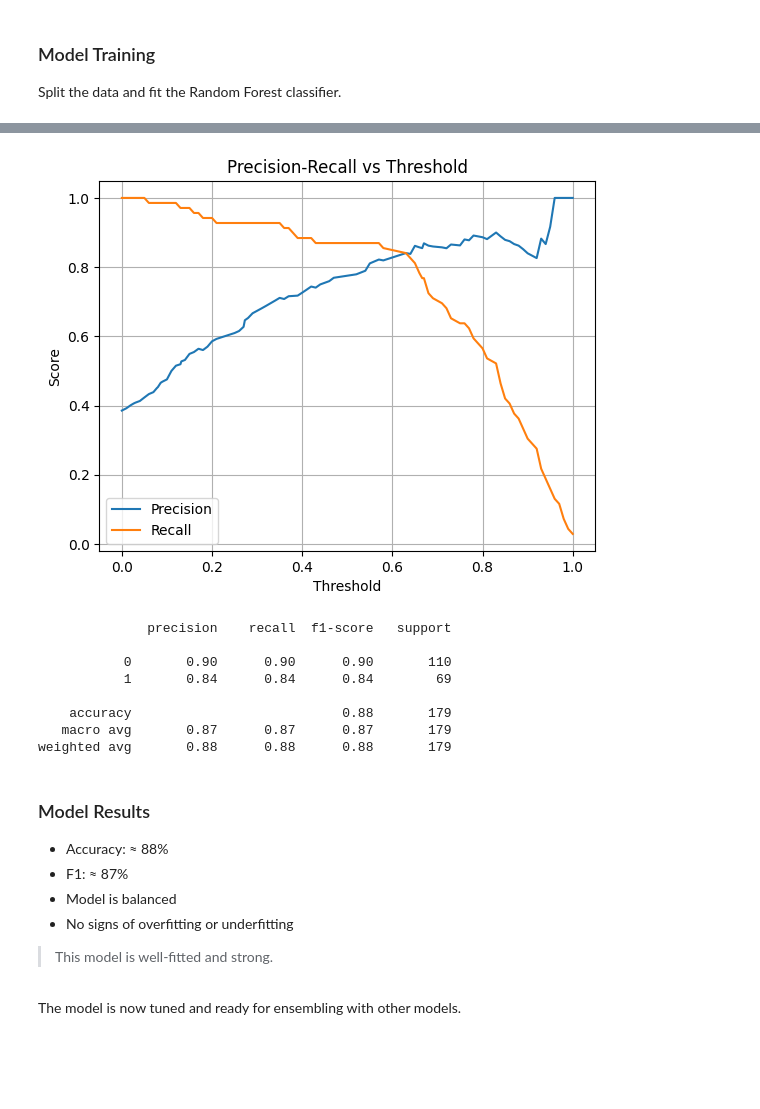
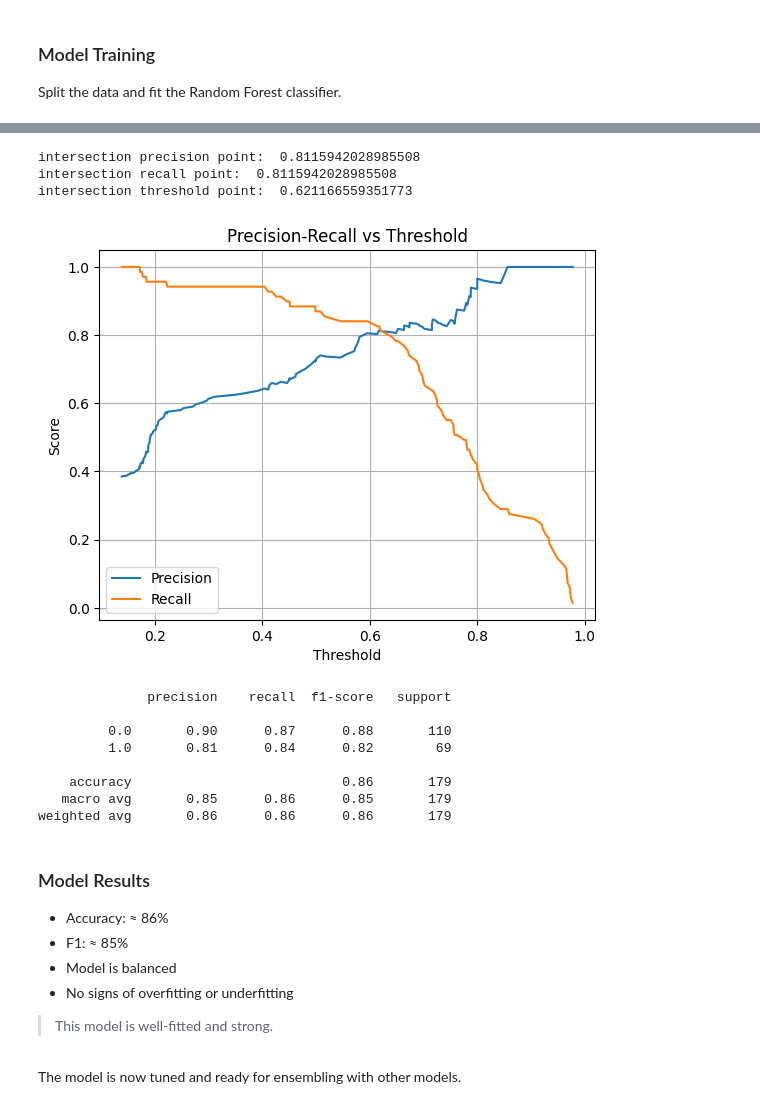
Before and after one commit to MinaGO1/Titanic-dataset, a Jupyter notebook: notebooks/Data Mining/RandomForest.ipynb, the cells around one changed output, grey strips where cells are left out. Drawn from its saved outputs; the diff is of its cells as text; code cells hidden in the pictures; blank space fills up the shorter version.

Commit message:
Apply model tuining to all models

```diff
--- a/notebooks/Data Mining/RandomForest.ipynb
+++ b/notebooks/Data Mining/RandomForest.ipynb
@@ -63,3 +43,0 @@ f1:  0.7557062578844758
-# %%
-# Fit the Random Forest model on the training data
-RF_.fit(X_train , y_train) # Fitting the model
@@ -68,0 +80,30 @@ RandomForestClassifier(class_weight='balanced', criterion='entropy',
+# %%
+# Hyperparameters tuning
+from sklearn.metrics import accuracy_score , f1_score , make_scorer , precision_score , recall_score
+# scoring dict
+scoring = {
+    'accuracy' : make_scorer(accuracy_score),
+    'f1_score' : make_scorer(f1_score),
+    'precision': make_scorer(precision_score , pos_label = 1),
+    'recall' : make_scorer(recall_score, pos_label=1)
+}
+    # hyperparameters
+param_grid = {
+    'random_forest__n_estimators': [100, 200, 300],
+    'random_forest__max_depth': [None, 5, 10, 20],
+    'random_forest__min_samples_split': [2, 5, 10],
+    'random_forest__min_samples_leaf': [1, 2, 4],
+    'random_forest__max_features': ['auto', 'sqrt', 'log2'],
+    'random_forest__bootstrap': [True, False]
+}
+
+# grid search algorithm to find best hyperparameter
+grid_search = GridSearchCV(pipeline ,
+                           param_grid ,
+                           cv=5 ,
+                           scoring=scoring ,
+                           refit='f1_score' ,
+                           n_jobs=-1 ,
+                           verbose=1)
+
+grid_search.fit(X_train , y_train) # fit the model
@@ -68,0 +136,2 @@ RandomForestClassifier(class_weight='balanced', criterion='entropy',
+# %%
+RF_ = grid_search.best_estimator_
@@ -90,48 +172,54 @@ weighted avg       0.86      0.85      0.86       179
 # %%
 # Plot precision-recall curve to help select an optimal threshold
 from sklearn.metrics import precision_recall_curve
 
 y_probs = RF_.predict_proba(X_test)[:, 1]  # get probability of class 1
 
 # calculate precision, recall and thresholds
 precision, recall, thresholds = precision_recall_curve(y_test, y_probs)
-
+idx = np.argmin(np.abs(precision - recall))
+precisoin_at_intersection = precision[idx]
+recall_at_intersection = recall[idx]
+threshold_at_intersection = thresholds[idx]
+print('intersection precision point: ',precisoin_at_intersection)
+print('intersection recall point: ' , recall_at_intersection)
+print('intersection threshold point: ' , threshold_at_intersection)
 plt.plot(thresholds, precision[:-1], label='Precision')
 plt.plot(thresholds, recall[:-1], label="Recall")
 
 plt.xlabel("Threshold")
 plt.ylabel("Score")
 plt.title("Precision-Recall vs Threshold")
 plt.legend()
 plt.grid(True)
 plt.show()
 # %% [output]
+intersection precision point:  0.8115942028985508
+intersection recall point:  0.8115942028985508
+intersection threshold point:  0.621166559351773
-[figure, old version]
+[figure, new version]
 # %%
 # Apply custom threshold for final predictions and show classification report
-from sklearn.model_selection import TunedThresholdClassifierCV
-# get the best threshold score
 y_probs = RF_.predict_proba(X_test)[:, 1]  # get probability of class 1
 
-# rf_tuned = TunedThresholdClassifierCV(RF_).fit(X_train , y_train)
-# print(f'Cut off ponint found at {rf_tuned.best_threshold_}')
-y_pred_custom = y_probs >= 0.6
+#
+y_pred_custom = y_probs >= 0.59
 
 print(classification_report(y_test , y_pred_custom))
 # %% [output]
               precision    recall  f1-score   support
 
-           0       0.90      0.90      0.90       110
-           1       0.84      0.84      0.84        69
+         0.0       0.90      0.87      0.88       110
+         1.0       0.81      0.84      0.82        69
 
-    accuracy                           0.88       179
-   macro avg       0.87      0.87      0.87       179
-weighted avg       0.88      0.88      0.88       179
+    accuracy                           0.86       179
+   macro avg       0.85      0.86      0.85       179
+weighted avg       0.86      0.86      0.86       179
 # %% [markdown]
 ### Model Results
 
-- Accuracy: ≈ 88%
-- F1: ≈ 87%
+- Accuracy: ≈ 86%
+- F1: ≈ 85%
 - Model is balanced
 - No signs of overfitting or underfitting
 
```
Also changed, not shown: parts of 17 cells of this notebook, 9 other files.
